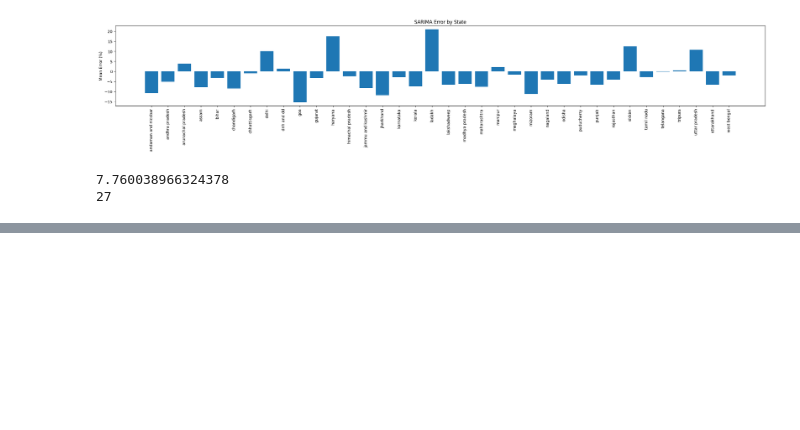
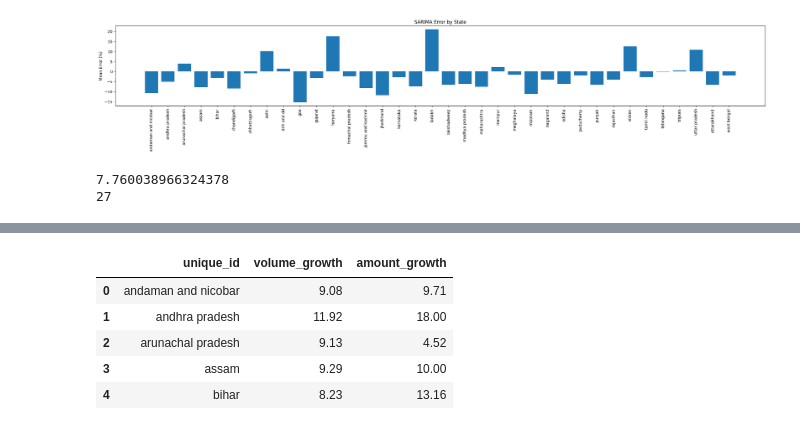
Before and after one commit to IamRaNo/india-logistics-hub-optimizer, a Jupyter notebook: jupyter notebooks/01_forecasting.ipynb, the cells around one changed output, grey strips where cells are left out. Cells and saved outputs as stored; diff of their text form; code cells hidden in the pictures; blank space fills up the shorter version.

```diff
--- a/jupyter notebooks/01_forecasting.ipynb
+++ b/jupyter notebooks/01_forecasting.ipynb
@@ -565,3 +565,14 @@ print((state_error < 0).sum())
 # %% [output]
 7.760038966324378
 27
+# %%
+final_sarima_volume = StatsForecast(models=[AutoARIMA(season_length=12,alias='SARIMA')],freq='MS')
+final_sarima_amount = StatsForecast(models=[AutoARIMA(season_length=12,alias='SARIMA')],freq='MS')
+
+
+final_sarima_amount.fit(amount_data)
+final_sarima_volume.fit(volume_data)
+
+
+final_amount_pred = final_sarima_amount.predict(h=24)
+final_volume_pred = final_sarima_volume.predict(h=24)
@@ -567,0 +651,14 @@ print((state_error < 0).sum())
+# %%
+overall_growth = pd.DataFrame({
+    'volume_growth': volume_growth['growth_pct'],
+    'amount_growth': amount_growth['growth_pct']
+}).reset_index()
+
+overall_growth.head()
+# %% [output]
+|  | unique_id | volume_growth | amount_growth |
+| 0 | andaman and nicobar | 9.08 | 9.71 |
+| 1 | andhra pradesh | 11.92 | 18.00 |
+| 2 | arunachal pradesh | 9.13 | 4.52 |
+| 3 | assam | 9.29 | 10.00 |
+| 4 | bihar | 8.23 | 13.16 |
```
Also changed, not shown: parts of 10 cells of this notebook.
